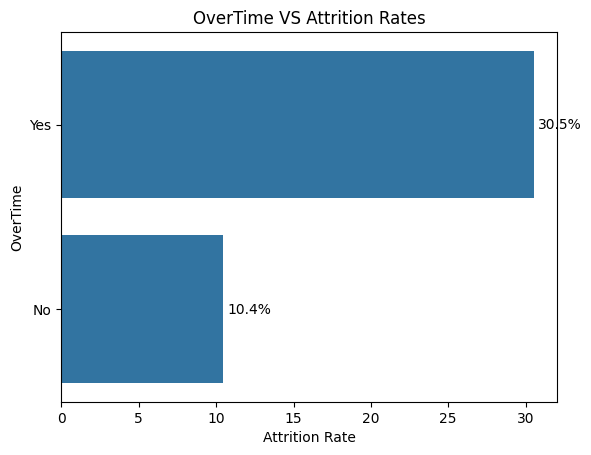
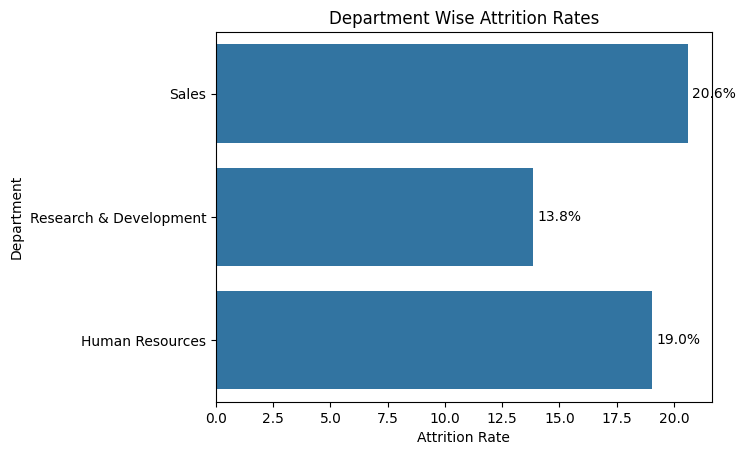
Unified diff of the notebook cell whose output changed from the first chart to the second:
--- before
+++ after
@@ -1,19 +1,19 @@
-overtime =[]
+department =[]
 attrition_rates = []
-for ot in df['OverTime'].unique():
-  overtime.append(ot)
-  left = df[df['OverTime']==ot]['Attrition'].value_counts()["Yes"]
-  stayed = df[df['OverTime']==ot]['Attrition'].value_counts()["No"]
+for dept in df['Department'].unique():
+  department.append(dept)
+  left = df[df['Department']==dept]['Attrition'].value_counts()["Yes"]
+  stayed = df[df['Department']==dept]['Attrition'].value_counts()["No"]
   attrition_rate = (left / (left + stayed)) * 100
   attrition_rates.append(attrition_rate)
 
-overtime_attr = pd.DataFrame({
-    "OverTime": overtime,
+dept_attr = pd.DataFrame({
+    "Department": department,
     "Attrition Rate": attrition_rates
 })
 
-ax=sns.barplot(x='Attrition Rate',y='OverTime', data = overtime_attr)
+ax=sns.barplot(x='Attrition Rate',y='Department', data = dept_attr)
 for container in ax.containers:
     ax.bar_label(container, fmt="%.1f%%", padding=3)
-plt.title("OverTime VS Attrition Rates")
+plt.title("Department Wise Attrition Rates")
 plt.show()

Commit: Uploaded changed files